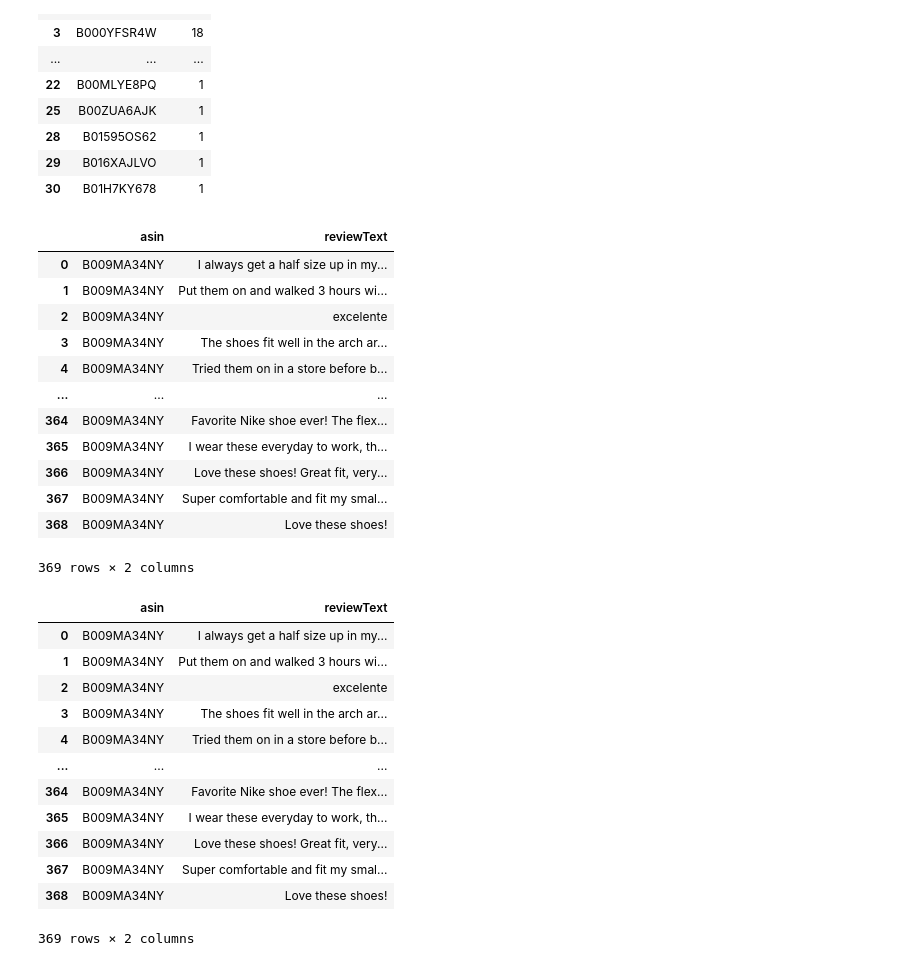
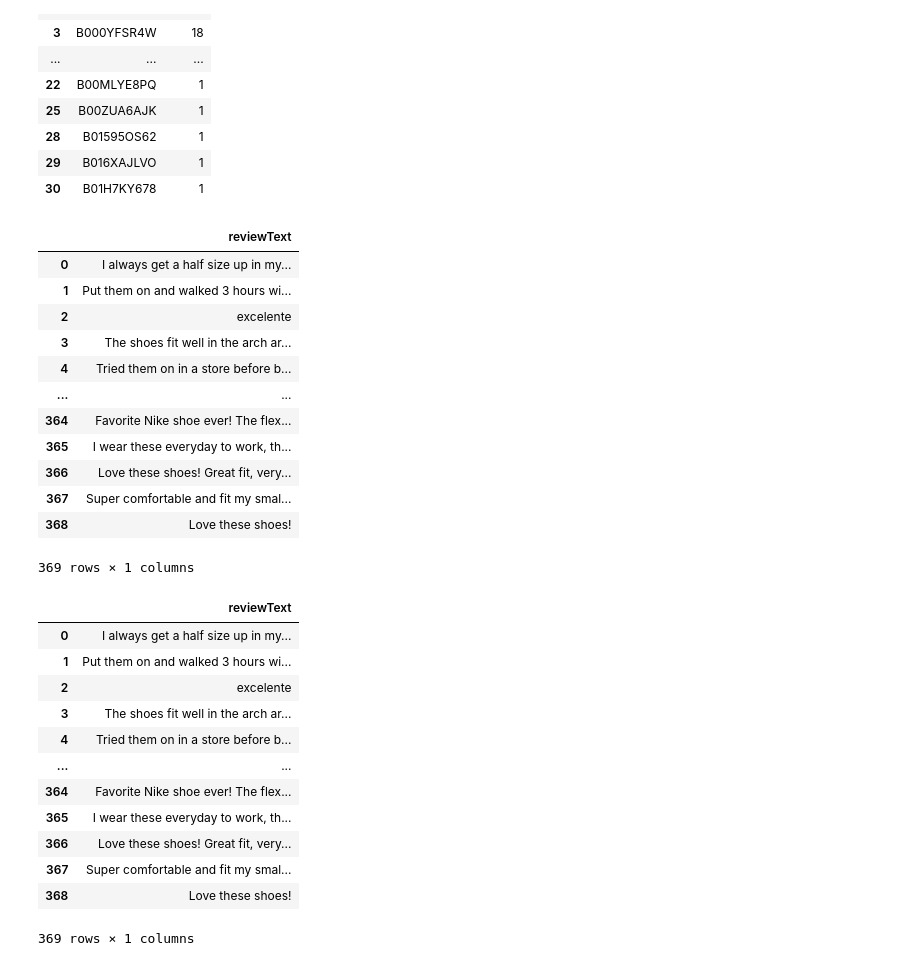
Before and after one commit to EyeofBeholder-NLeSC/orange-addon, a Jupyter notebook: notebooks/prepare_data.ipynb, the cells around one changed output. Saved outputs shown, nothing was run; the diff lists cells and outputs as text; code cells hidden in the pictures.

```diff
--- a/notebooks/prepare_data.ipynb
+++ b/notebooks/prepare_data.ipynb
@@ -1,7 +1,7 @@
 # %%
 import pandas as pd
 # %%
-dpath = "./AMAZON_FASHION_5.json"
+dpath = "../data/AMAZON_FASHION_5.json"
 df = pd.read_json(dpath, lines=True)
 df['reviewText'] = df['reviewText'].fillna('')
 # %%
@@ -29,20 +29,21 @@ df_review.groupby(by='asin')['reviewText'].count().reset_index(name='count').sor
 # %%
 # pick the product with the highest number of unique reviews
 asin_selected = 'B009MA34NY'
 df_review_selected = df_review[df_review['asin'] == asin_selected].reset_index(drop=True)
+df_review_selected = df_review_selected.drop(columns=['asin'])
 df_review_selected
 # %% [output]
-|  | asin | reviewText |
-| 0 | B009MA34NY | I always get a half size up in my... |
-| 1 | B009MA34NY | Put them on and walked 3 hours wi... |
-| 2 | B009MA34NY | excelente |
-| 3 | B009MA34NY | The shoes fit well in the arch ar... |
-| 4 | B009MA34NY | Tried them on in a store before b... |
-| ... | ... | ... |
-| 364 | B009MA34NY | Favorite Nike shoe ever! The flex... |
-| 365 | B009MA34NY | I wear these everyday to work, th... |
-| 366 | B009MA34NY | Love these shoes! Great fit, very... |
-| 367 | B009MA34NY | Super comfortable and fit my smal... |
-| 368 | B009MA34NY | Love these shoes! |
+|  | reviewText |
+| 0 | I always get a half size up in my... |
+| 1 | Put them on and walked 3 hours wi... |
+| 2 | excelente |
+| 3 | The shoes fit well in the arch ar... |
+| 4 | Tried them on in a store before b... |
+| ... | ... |
+| 364 | Favorite Nike shoe ever! The flex... |
+| 365 | I wear these everyday to work, th... |
+| 366 | Love these shoes! Great fit, very... |
+| 367 | Super comfortable and fit my smal... |
+| 368 | Love these shoes! |
-369 rows × 2 columns
+369 rows × 1 columns
 # %%
@@ -50,16 +51,16 @@ df_review_selected.to_json('./sample_data.json', lines=True, orient='records')
 # %%
-pd.read_json("./sample_data.json", lines=True)
+pd.read_json("../data/sample_input.json", lines=True)
 # %% [output]
-|  | asin | reviewText |
-| 0 | B009MA34NY | I always get a half size up in my... |
-| 1 | B009MA34NY | Put them on and walked 3 hours wi... |
-| 2 | B009MA34NY | excelente |
-| 3 | B009MA34NY | The shoes fit well in the arch ar... |
-| 4 | B009MA34NY | Tried them on in a store before b... |
-| ... | ... | ... |
-| 364 | B009MA34NY | Favorite Nike shoe ever! The flex... |
-| 365 | B009MA34NY | I wear these everyday to work, th... |
-| 366 | B009MA34NY | Love these shoes! Great fit, very... |
-| 367 | B009MA34NY | Super comfortable and fit my smal... |
-| 368 | B009MA34NY | Love these shoes! |
+|  | reviewText |
+| 0 | I always get a half size up in my... |
+| 1 | Put them on and walked 3 hours wi... |
+| 2 | excelente |
+| 3 | The shoes fit well in the arch ar... |
+| 4 | Tried them on in a store before b... |
+| ... | ... |
+| 364 | Favorite Nike shoe ever! The flex... |
+| 365 | I wear these everyday to work, th... |
+| 366 | Love these shoes! Great fit, very... |
+| 367 | Super comfortable and fit my smal... |
+| 368 | Love these shoes! |
-369 rows × 2 columns
+369 rows × 1 columns
```
Also changed, not shown: parts of 1 cell of this notebook, 2 other files.
